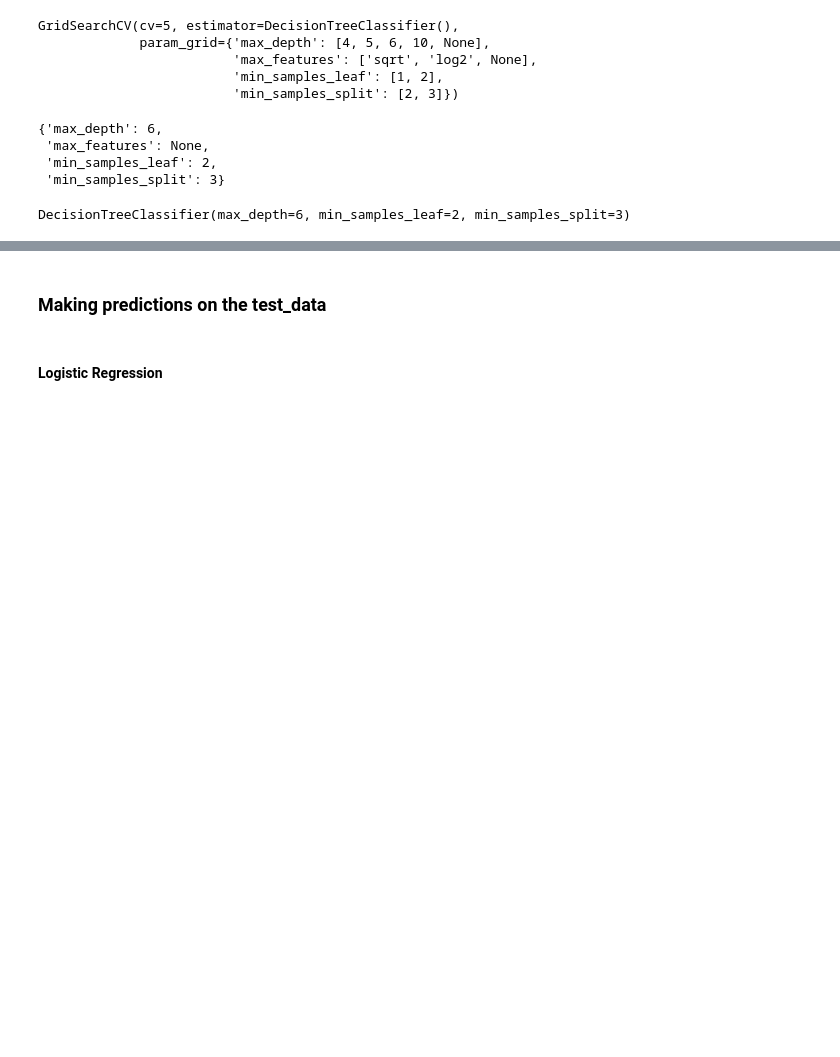
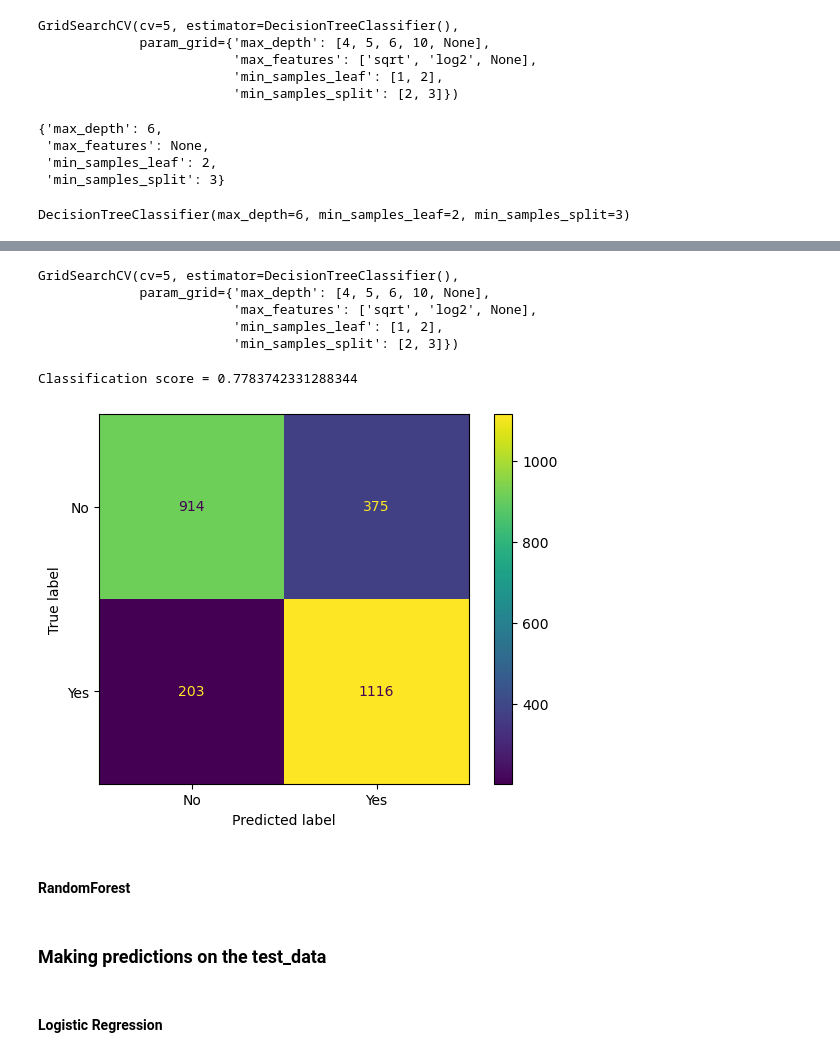
Before and after one commit to gustavossbarros/Ironhack_Final_Project_Spaceship_Titanic, a Jupyter notebook: deliverables/Final Bootcamp Project - Spaceship Titanic - ML Dev.ipynb, the cells around one changed output, grey strips where cells are left out. Saved outputs shown, nothing was run; the diff lists cells and outputs as text; code cells hidden in the pictures; blank space fills up the shorter version.

```diff
--- a/deliverables/Final Bootcamp Project - Spaceship Titanic - ML Dev.ipynb
+++ b/deliverables/Final Bootcamp Project - Spaceship Titanic - ML Dev.ipynb
@@ -393,0 +492,36 @@ Average accuracy: 0.7829696326121262
+# %%
+param_grid = {
+    'max_depth': [4, 5, 6, 10, None],
+    'max_features': ['sqrt', 'log2', None],
+    'min_samples_split': [2, 3],
+    'min_samples_leaf': [1, 2]
+}
+
+dt = DecisionTreeClassifier()
+grid_search = GridSearchCV(dt, param_grid, cv=5)
+grid_search.fit(X_train[features_used_to_max], y_train)
+# %% [output]
+GridSearchCV(cv=5, estimator=DecisionTreeClassifier(),
+             param_grid={'max_depth': [4, 5, 6, 10, None],
+                         'max_features': ['sqrt', 'log2', None],
+                         'min_samples_leaf': [1, 2],
+                         'min_samples_split': [2, 3]})
+# %%
+dt_param = grid_search.best_params_
+# %%
+dt = DecisionTreeClassifier(max_depth=dt_param['max_depth'], max_features=dt_param['max_features'],
+                            min_samples_split=dt_param['min_samples_split'], min_samples_leaf=dt_param['min_samples_leaf'])
+dt.fit(X_train[features_used_to_max], y_train)
+dt_score = dt.score(X_validation[features_used_to_max], y_validation)
+print('Classification score =', dt_score)
+
+dt_prediction = dt.predict(X_validation[features_used_to_max])
+
+dt_cm = ConfusionMatrixDisplay(confusion_matrix(y_validation, dt_prediction), display_labels=['No', 'Yes']).plot()
+dt_cm
+plt.show()
+# %% [output]
+Classification score = 0.7783742331288344
+[figure, added]
+# %% [markdown]
+#### RandomForest
```
Also changed, not shown: parts of 24 cells of this notebook, 2 other files.
